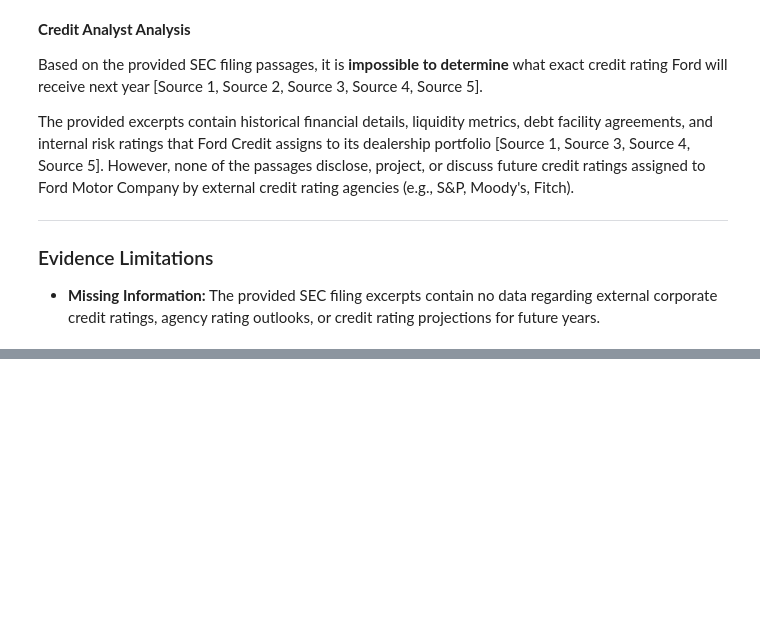
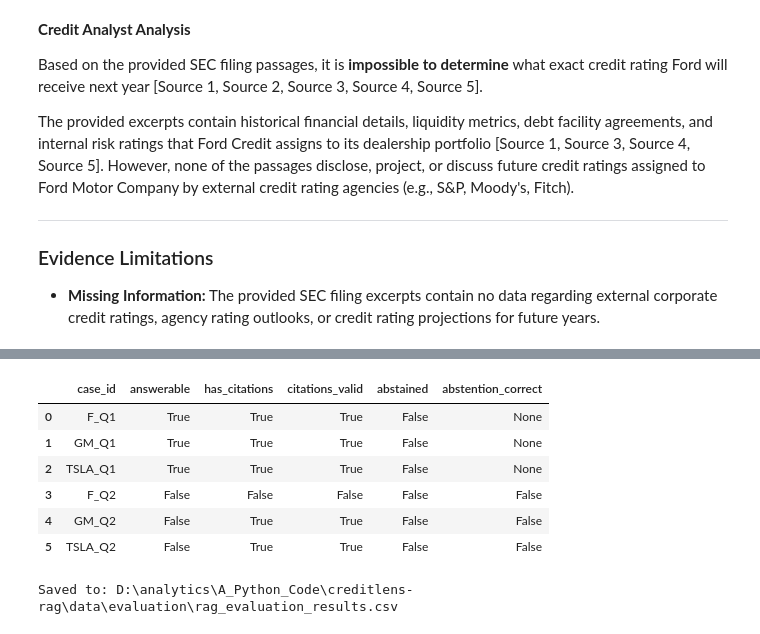
Before and after one commit to veln89/creditlens-rag, a Jupyter notebook: notebooks/04_rag_generation.ipynb, the cells around one changed output, grey strips where cells are left out. Drawn from its saved outputs; the diff is of its cells as text; code cells hidden in the pictures; blank space fills up the shorter version.

```diff
--- a/notebooks/04_rag_generation.ipynb
+++ b/notebooks/04_rag_generation.ipynb
@@ -368,0 +653,46 @@ The provided excerpts contain historical financial details, liquidity metrics, d
+# %%
+generation_evaluation_df[
+    "abstention_correct"
+] = generation_evaluation_df.apply(
+    lambda row: (
+        row["abstained"]
+        if row["answerable"] is False
+        else None
+    ),
+    axis=1
+)
+
+generation_evaluation_df[
+    [
+        "case_id",
+        "answerable",
+        "has_citations",
+        "citations_valid",
+        "abstained",
+        "abstention_correct"
+    ]
+]
+# %% [output]
+|  | case_id | answerable | has_citations | citations_valid | abstained | abstention_correct |
+| 0 | F_Q1 | True | True | True | False | None |
+| 1 | GM_Q1 | True | True | True | False | None |
+| 2 | TSLA_Q1 | True | True | True | False | None |
+| 3 | F_Q2 | False | False | False | False | False |
+| 4 | GM_Q2 | False | True | True | False | False |
+| 5 | TSLA_Q2 | False | True | True | False | False |
+# %%
+evaluation_output_path = (
+    REPO_ROOT /
+    "data" /
+    "evaluation" /
+    "rag_evaluation_results.csv"
+)
+
+generation_evaluation_df.to_csv(
+    evaluation_output_path,
+    index=False
+)
+
+print("Saved to:", evaluation_output_path)
+# %% [output]
+Saved to: D:\analytics\A_Python_Code\creditlens-rag\data\evaluation\rag_evaluation_results.csv
```
Also changed, not shown: parts of 11 cells of this notebook.
